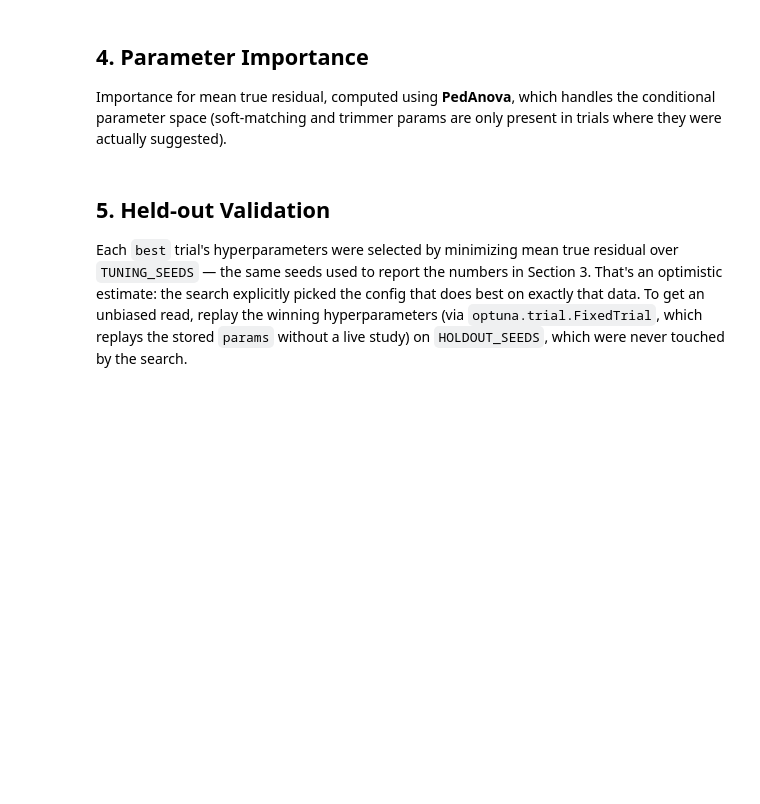
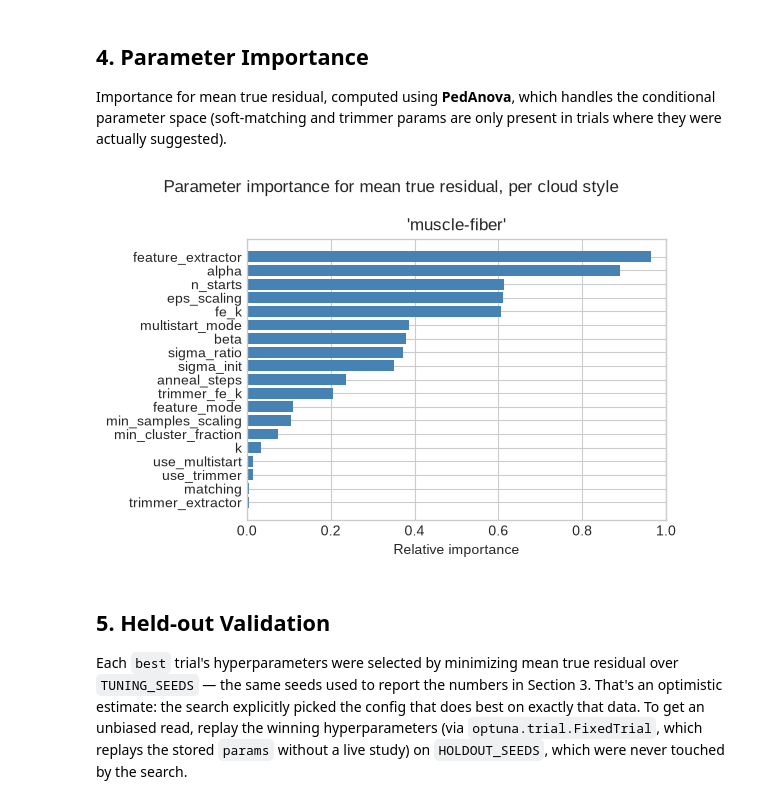
Before and after one commit to AdrianDegenkolb/TransformationRecovery, a Jupyter notebook: notebooks/5_icp_hyperparam_opt.ipynb, the cells around one changed output. Drawn from its saved outputs; the diff is of its cells as text; code cells hidden in the pictures; blank space fills up the shorter version.

```diff
--- a/notebooks/5_icp_hyperparam_opt.ipynb
+++ b/notebooks/5_icp_hyperparam_opt.ipynb
@@ -40,7 +40,7 @@ plt.style.use('seaborn-v0_8-whitegrid')
 STYLES              = ['muscle-fiber']
 N_SEEDS             = 30
 N_HOLDOUT_SEEDS     = 15
-N_TRIALS            = 200
+N_TRIALS            = 600
 MAX_ITER            = 400
 TOL                 = 0.1
 GEN_KWARGS          = dict(n=500, noise_std=0.1, t_scale=8.0)
@@ -175,36 +197,59 @@ Importance for mean true residual, computed using **PedAnova**, which handles th
 parameter space (soft-matching and trimmer params are only present in trials where they were
 actually suggested).
 # %%
-ALL_PARAMS = [
-    'matching', 'feature_extractor', 'fe_k', 'feature_mode', 'alpha', 'beta',
-    'sigma_init', 'sigma_ratio', 'anneal_steps', 'k',
-    'use_multistart', 'n_starts', 'multistart_mode',
-    'use_trimmer', 'trimmer_extractor', 'trimmer_fe_k', 'min_cluster_fraction',
-    'eps_scaling', 'min_samples_scaling',
+PARAM_GROUPS = [
+    # Params suggested unconditionally, every trial.
+    ['matching', 'feature_extractor', 'use_multistart', 'use_trimmer'],
+    # 'beta' is only suggested for hard matching or soft+'append' feature_mode,
+    # so it never co-occurs with 'alpha' (soft+'additive') or the soft-only
+    # sigma/anneal/k params below.
+    ['feature_extractor', 'fe_k', 'beta'],
+    ['matching', 'sigma_init', 'sigma_ratio', 'anneal_steps', 'k'],
+    ['feature_mode', 'alpha'],
+    ['use_multistart', 'n_starts', 'multistart_mode'],
+    ['use_trimmer', 'trimmer_extractor', 'trimmer_fe_k', 'min_cluster_fraction', 'eps_scaling', 'min_samples_scaling'],
 ]
 
 fig, axes = plt.subplots(1, len(STYLES), figsize=(6 * len(STYLES), 4), squeeze=False)
 
 for col, style in enumerate(STYLES):
     study = studies[style]
     ax = axes[0, col]
-    try:
-        importance = get_param_importances(
-            study,
-            evaluator=optuna.importance.PedAnovaImportanceEvaluator(),
-            params=ALL_PARAMS,
-        )
-    except Exception as e:
-        ax.text(0.5, 0.5, f'N/A\n{e}', ha='center', va='center', transform=ax.transAxes)
+
+    # get_param_importances requires a single trial containing every requested
+    # parameter at once. Requesting all tuned parameters in one call (as a
+    # flat list) fails outright, since this search space branches into
+    # mutually exclusive combinations (e.g. hard matching's 'beta' vs. soft
+    # matching's 'sigma_init'/'k'/etc. — no trial has both). Querying each
+    # PARAM_GROUPS group separately keeps every call within a combination
+    # that can actually co-occur in a trial.
+    importance: dict[str, float] = {}
+    for group in PARAM_GROUPS:
+        try:
+            result = get_param_importances(
+                study,
+                evaluator=optuna.importance.PedAnovaImportanceEvaluator(),
+                params=group,
+            )
+        except ValueError:
+            continue
+        for name, value in result.items():
+            importance.setdefault(name, value)
+    importance = dict(sorted(importance.items(), key=lambda kv: kv[1], reverse=True))
+
+    if not importance:
+        ax.text(0.5, 0.5, 'N/A', ha='center', va='center', transform=ax.transAxes)
         ax.set_title(f"'{style}'")
         continue
 
     OptimizationVisualizer.plot_feature_importance(ax, importance, title=f"'{style}'")
 
 fig.suptitle('Parameter importance for mean true residual, per cloud style')
 plt.tight_layout()
 plt.savefig('../results/5_icp_hyperparam_opt_feature_importance.png', dpi=150, bbox_inches='tight')
 plt.show()
+# %% [output]
+[figure, added]
 # %% [markdown]
 ## 5. Held-out Validation
 
```
Also changed, not shown: parts of 4 cells of this notebook, 4 other files.
